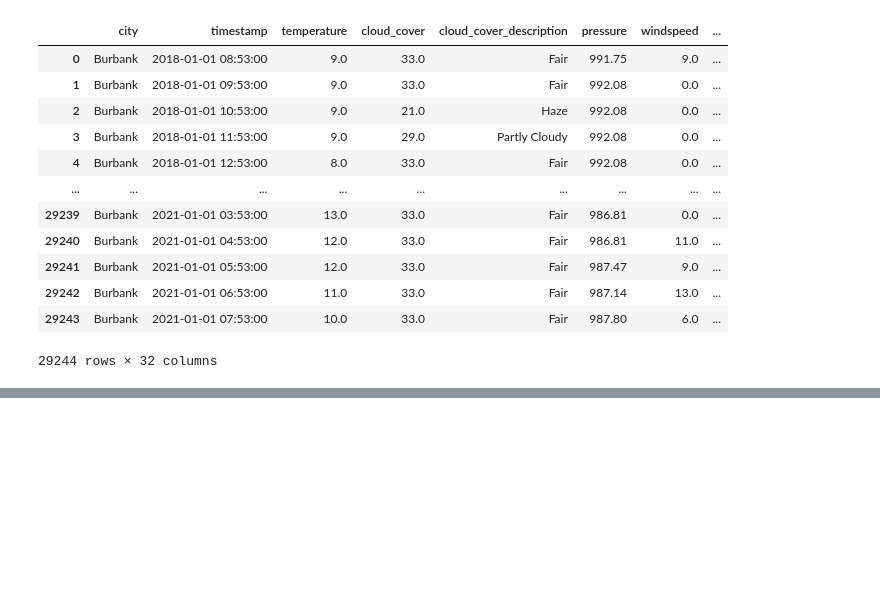
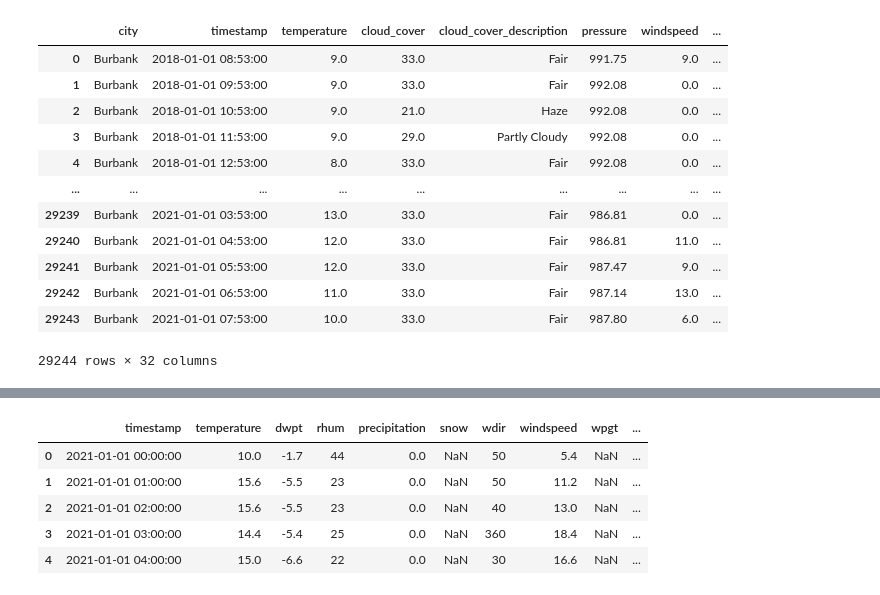
Before and after one commit to ge02/GinyuForce, a Jupyter notebook: data_prep_weather_set.ipynb, the cells around one changed output, grey strips where cells are left out. Saved outputs shown, nothing was run; the diff lists cells and outputs as text; code cells hidden in the pictures; blank space fills up the shorter version.

```diff
--- a/data_prep_weather_set.ipynb
+++ b/data_prep_weather_set.ipynb
@@ -290,0 +324,18 @@ weather_set
+# %%
+weather_2021.rename(columns={
+    "time": "timestamp",
+    "wspd": "windspeed",
+    "pres": "pressure",
+    "prcp": "precipitation",
+    "temp": "temperature"
+}, inplace=True)
+# %%
+# Änderungen überprüfen
+weather_2021.head()
+# %% [output]
+|  | timestamp | temperature | dwpt | rhum | precipitation | snow | wdir | windspeed | wpgt | ... |
+| 0 | 2021-01-01 00:00:00 | 10.0 | -1.7 | 44 | 0.0 | NaN | 50 | 5.4 | NaN | ... |
+| 1 | 2021-01-01 01:00:00 | 15.6 | -5.5 | 23 | 0.0 | NaN | 50 | 11.2 | NaN | ... |
+| 2 | 2021-01-01 02:00:00 | 15.6 | -5.5 | 23 | 0.0 | NaN | 40 | 13.0 | NaN | ... |
+| 3 | 2021-01-01 03:00:00 | 14.4 | -5.4 | 25 | 0.0 | NaN | 360 | 18.4 | NaN | ... |
+| 4 | 2021-01-01 04:00:00 | 15.0 | -6.6 | 22 | 0.0 | NaN | 30 | 16.6 | NaN | ... |
```
Also changed, not shown: parts of 14 cells of this notebook, 2 other files.
